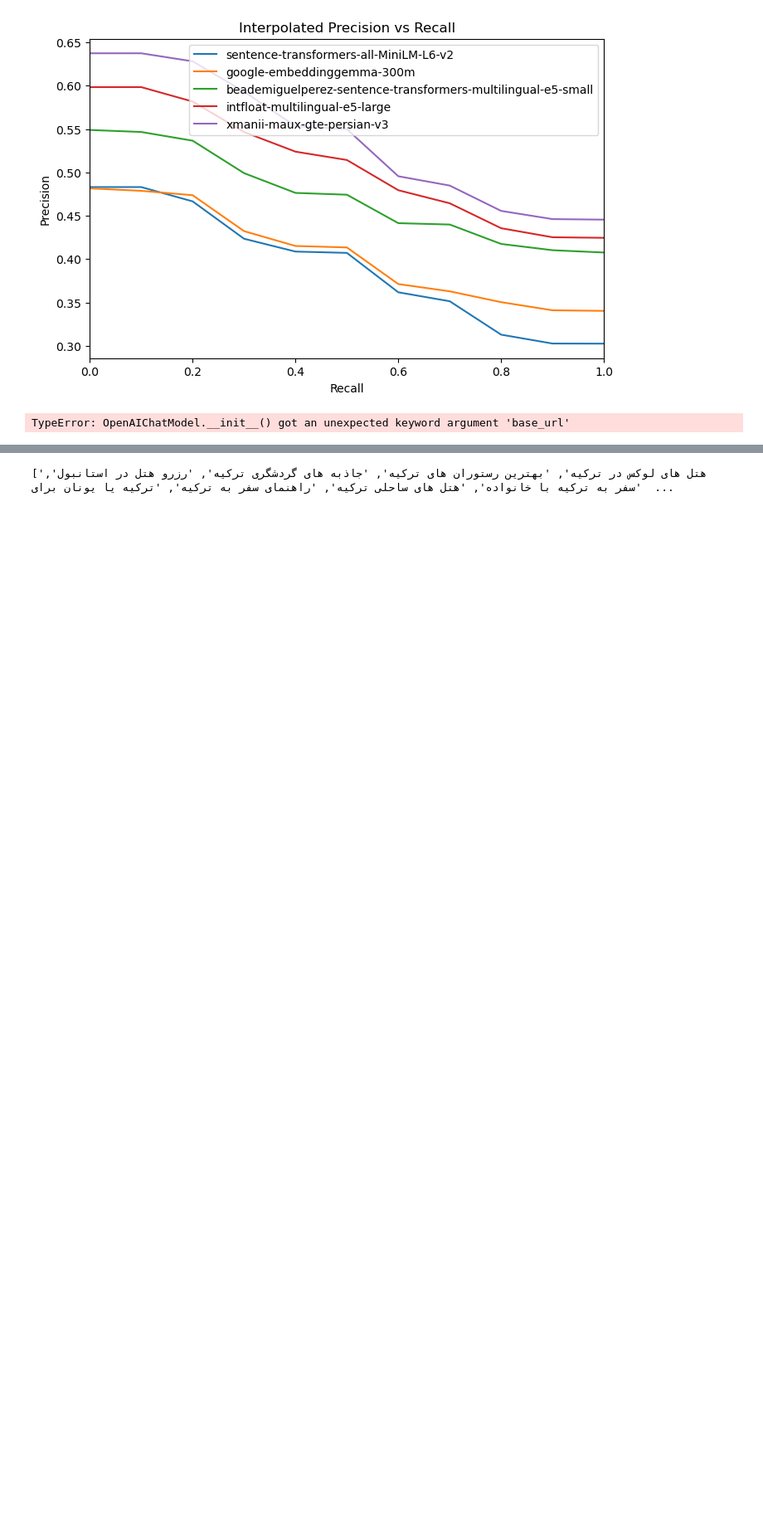
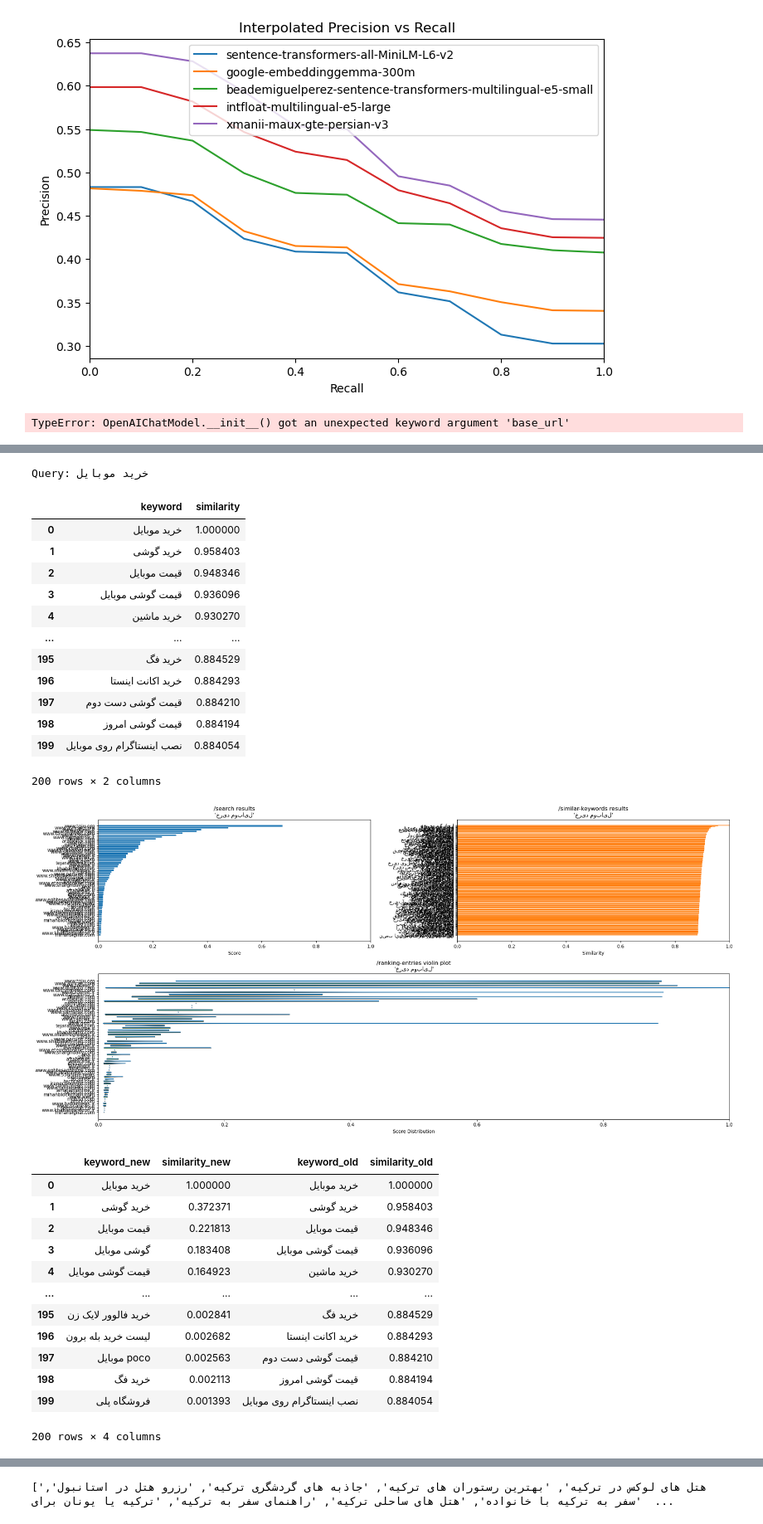
Before and after one commit to khoda81/seo-embeddings, a Jupyter notebook: Visualize.ipynb, the cells around one changed output, grey strips where cells are left out. Shown at 83% size. Saved outputs shown, nothing was run; the diff lists cells and outputs as text; code cells hidden in the pictures; blank space fills up the shorter version.

Commit message:
Upgrading model

```diff
--- a/Visualize.ipynb
+++ b/Visualize.ipynb
@@ -274,0 +248,12 @@ visualize_all(df_search, df_similar, df_ranking, query)
+# %%
+import os
+from openai import OpenAI
+import numpy as np
+import dotenv
+
+dotenv.load_dotenv()
+
+client = OpenAI(
+    base_url="https://openrouter.ai/api/v1",
+    api_key=os.environ["OPENROUTER_KEY"],
+)
@@ -274,0 +280,67 @@ visualize_all(df_search, df_similar, df_ranking, query)
+# %%
+import pandas as pd
+
+
+query = "خرید موبایل"
+top_k = 200
+
+print("Query:", query)
+
+df_search = query_api("search", query, top_k)
+df_similar = query_api("similar-keywords", query, top_k, augment=False)
+df_ranking = query_api("ranking-entries", query, top_k)
+
+display(df_similar)
+visualize_all(df_search, df_similar, df_ranking, query)
+
+response = client.embeddings.create(
+    # model="text-embedding-3-small",  # or text-embedding-3-large
+    # model="qwen/qwen3-embedding-0.6b",
+    # model="openai/text-embedding-ada-002",
+    model="openai/text-embedding-3-large",
+    input=[query] + df_similar["keyword"].tolist(),
+)
+
+query_vec, *embeddings = [d.embedding for d in response.data]
+
+
+def cosine(a, b):
+    a, b = np.array(a), np.array(b)
+    return np.dot(a, b) / (np.linalg.norm(a) * np.linalg.norm(b))
+
+
+scores = [cosine(query_vec, emb) for emb in embeddings]
+output = pd.DataFrame({"keyword": df_similar["keyword"], "similarity": scores})
+output["similarity"] **= 8
+output = output.sort_values("similarity", ascending=False).reset_index(drop=True)
+
+output.join(df_similar, lsuffix="_new", rsuffix="_old").head(200)
+# %% [output]
+Query: خرید موبایل
+|  | keyword | similarity |
+| 0 | خرید موبایل | 1.000000 |
+| 1 | خرید گوشی | 0.958403 |
+| 2 | قیمت موبایل | 0.948346 |
+| 3 | قیمت گوشی موبایل | 0.936096 |
+| 4 | خرید ماشین | 0.930270 |
+| ... | ... | ... |
+| 195 | خرید فگ | 0.884529 |
+| 196 | خرید اکانت اینستا | 0.884293 |
+| 197 | قیمت گوشی دست دوم | 0.884210 |
+| 198 | قیمت گوشی امروز | 0.884194 |
+| 199 | نصب اینستاگرام روی موبایل | 0.884054 |
+200 rows × 2 columns
+[figure, added]
+|  | keyword_new | similarity_new | keyword_old | similarity_old |
+| 0 | خرید موبایل | 1.000000 | خرید موبایل | 1.000000 |
+| 1 | خرید گوشی | 0.372371 | خرید گوشی | 0.958403 |
+| 2 | قیمت موبایل | 0.221813 | قیمت موبایل | 0.948346 |
+| 3 | گوشی موبایل | 0.183408 | قیمت گوشی موبایل | 0.936096 |
+| 4 | قیمت گوشی موبایل | 0.164923 | خرید ماشین | 0.930270 |
+| ... | ... | ... | ... | ... |
+| 195 | خرید فالوور لایک زن | 0.002841 | خرید فگ | 0.884529 |
+| 196 | لیست خرید بله برون | 0.002682 | خرید اکانت اینستا | 0.884293 |
+| 197 | موبایل poco | 0.002563 | قیمت گوشی دست دوم | 0.884210 |
+| 198 | خرید فگ | 0.002113 | قیمت گوشی امروز | 0.884194 |
+| 199 | فروشگاه پلی | 0.001393 | نصب اینستاگرام روی موبایل | 0.884054 |
+200 rows × 4 columns
```
Also changed, not shown: parts of 3 cells of this notebook, 5 other files.
